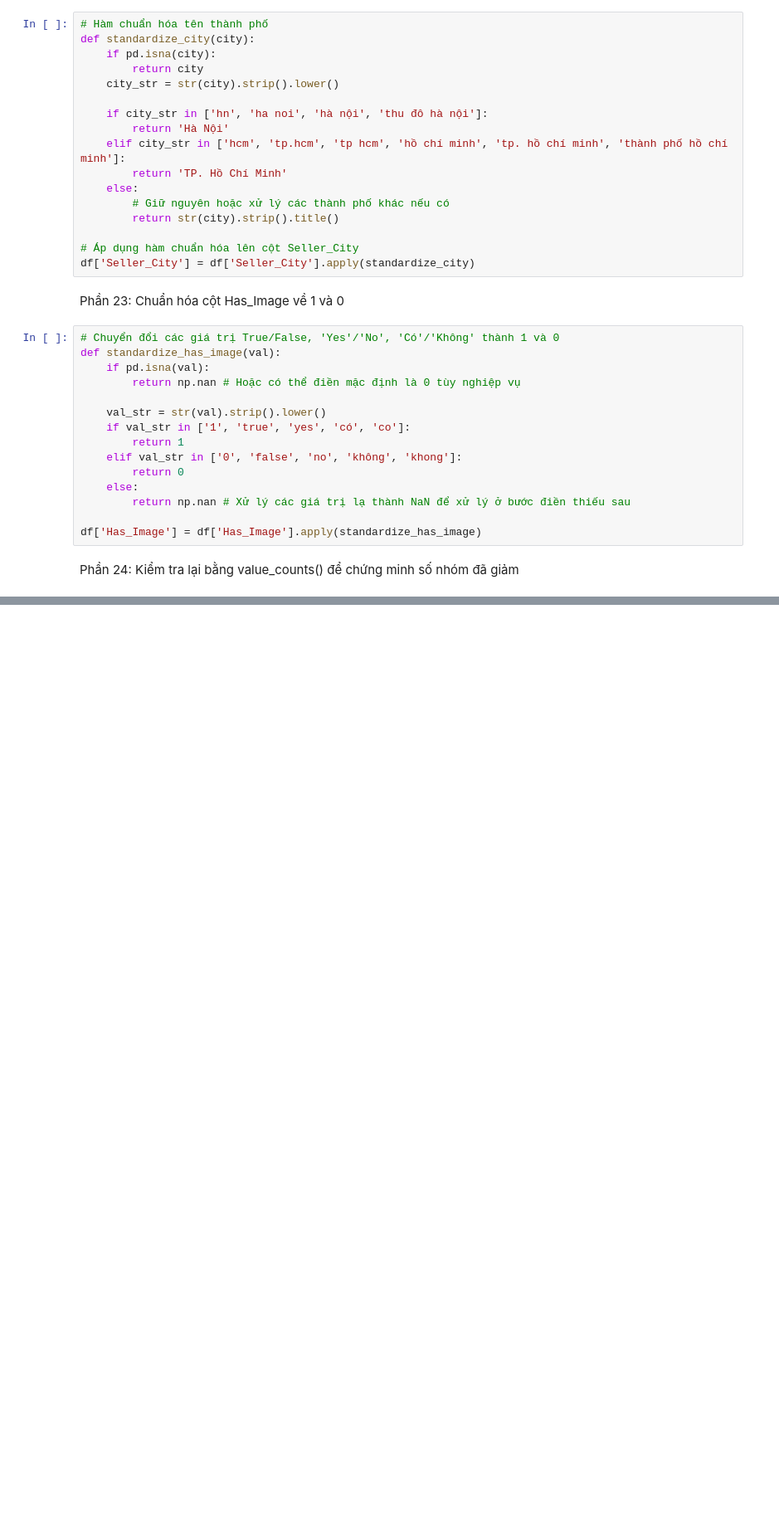
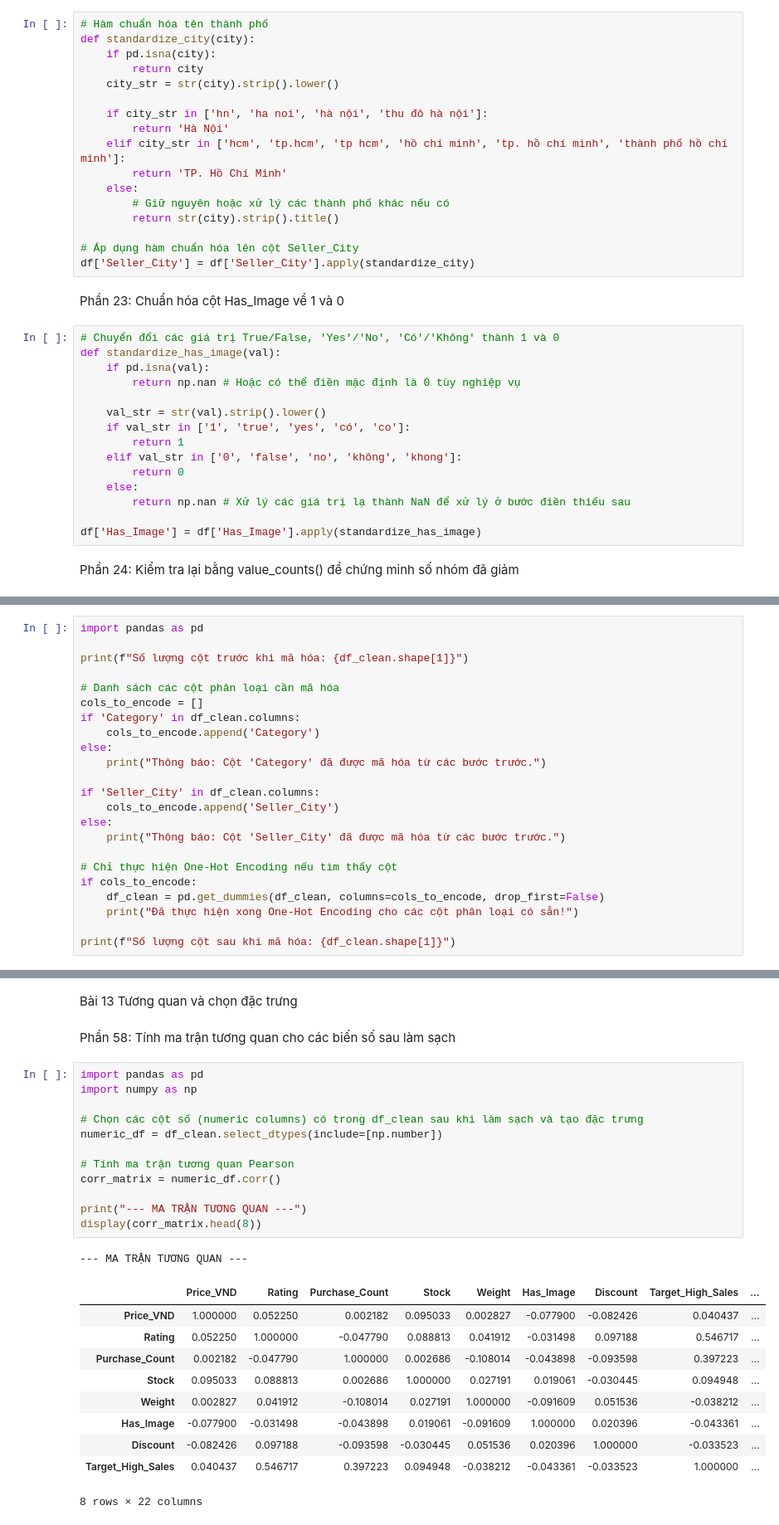
Before and after one commit to IAMIOT1/h-c-m-y-, a Jupyter notebook: BTTH_1.ipynb, the cells around one changed output, grey strips where cells are left out. Shown at 83% size. Drawn from its saved outputs; the diff is of its cells as text; blank space fills up the shorter version.

```diff
--- a/BTTH_1.ipynb
+++ b/BTTH_1.ipynb
@@ -684,0 +1156,23 @@ dtype: int64
+# %%
+import pandas as pd
+
+print(f"Số lượng cột trước khi mã hóa: {df_clean.shape[1]}")
+
+# Danh sách các cột phân loại cần mã hóa
+cols_to_encode = []
+if 'Category' in df_clean.columns:
+    cols_to_encode.append('Category')
+else:
+    print("Thông báo: Cột 'Category' đã được mã hóa từ các bước trước.")
+
+if 'Seller_City' in df_clean.columns:
+    cols_to_encode.append('Seller_City')
+else:
+    print("Thông báo: Cột 'Seller_City' đã được mã hóa từ các bước trước.")
+
+# Chỉ thực hiện One-Hot Encoding nếu tìm thấy cột
+if cols_to_encode:
+    df_clean = pd.get_dummies(df_clean, columns=cols_to_encode, drop_first=False)
+    print("Đã thực hiện xong One-Hot Encoding cho các cột phân loại có sẵn!")
+
+print(f"Số lượng cột sau khi mã hóa: {df_clean.shape[1]}")
@@ -684,0 +1212,28 @@ dtype: int64
+# %% [markdown]
+Bài 13 Tương quan và chọn đặc trưng
+# %% [markdown]
+Phần 58: Tính ma trận tương quan cho các biến số sau làm sạch
+# %%
+import pandas as pd
+import numpy as np
+
+# Chọn các cột số (numeric columns) có trong df_clean sau khi làm sạch và tạo đặc trưng
+numeric_df = df_clean.select_dtypes(include=[np.number])
+
+# Tính ma trận tương quan Pearson
+corr_matrix = numeric_df.corr()
+
+print("--- MA TRẬN TƯƠNG QUAN ---")
+display(corr_matrix.head(8))
+# %% [output]
+--- MA TRẬN TƯƠNG QUAN ---
+|  | Price_VND | Rating | Purchase_Count | Stock | Weight | Has_Image | Discount | Target_High_Sales | ... |
+| Price_VND | 1.000000 | 0.052250 | 0.002182 | 0.095033 | 0.002827 | -0.077900 | -0.082426 | 0.040437 | ... |
+| Rating | 0.052250 | 1.000000 | -0.047790 | 0.088813 | 0.041912 | -0.031498 | 0.097188 | 0.546717 | ... |
+| Purchase_Count | 0.002182 | -0.047790 | 1.000000 | 0.002686 | -0.108014 | -0.043898 | -0.093598 | 0.397223 | ... |
+| Stock | 0.095033 | 0.088813 | 0.002686 | 1.000000 | 0.027191 | 0.019061 | -0.030445 | 0.094948 | ... |
+| Weight | 0.002827 | 0.041912 | -0.108014 | 0.027191 | 1.000000 | -0.091609 | 0.051536 | -0.038212 | ... |
+| Has_Image | -0.077900 | -0.031498 | -0.043898 | 0.019061 | -0.091609 | 1.000000 | 0.020396 | -0.043361 | ... |
+| Discount | -0.082426 | 0.097188 | -0.093598 | -0.030445 | 0.051536 | 0.020396 | 1.000000 | -0.033523 | ... |
+| Target_High_Sales | 0.040437 | 0.546717 | 0.397223 | 0.094948 | -0.038212 | -0.043361 | -0.033523 | 1.000000 | ... |
+8 rows × 22 columns
```
Also changed, not shown: parts of 108 cells of this notebook.
